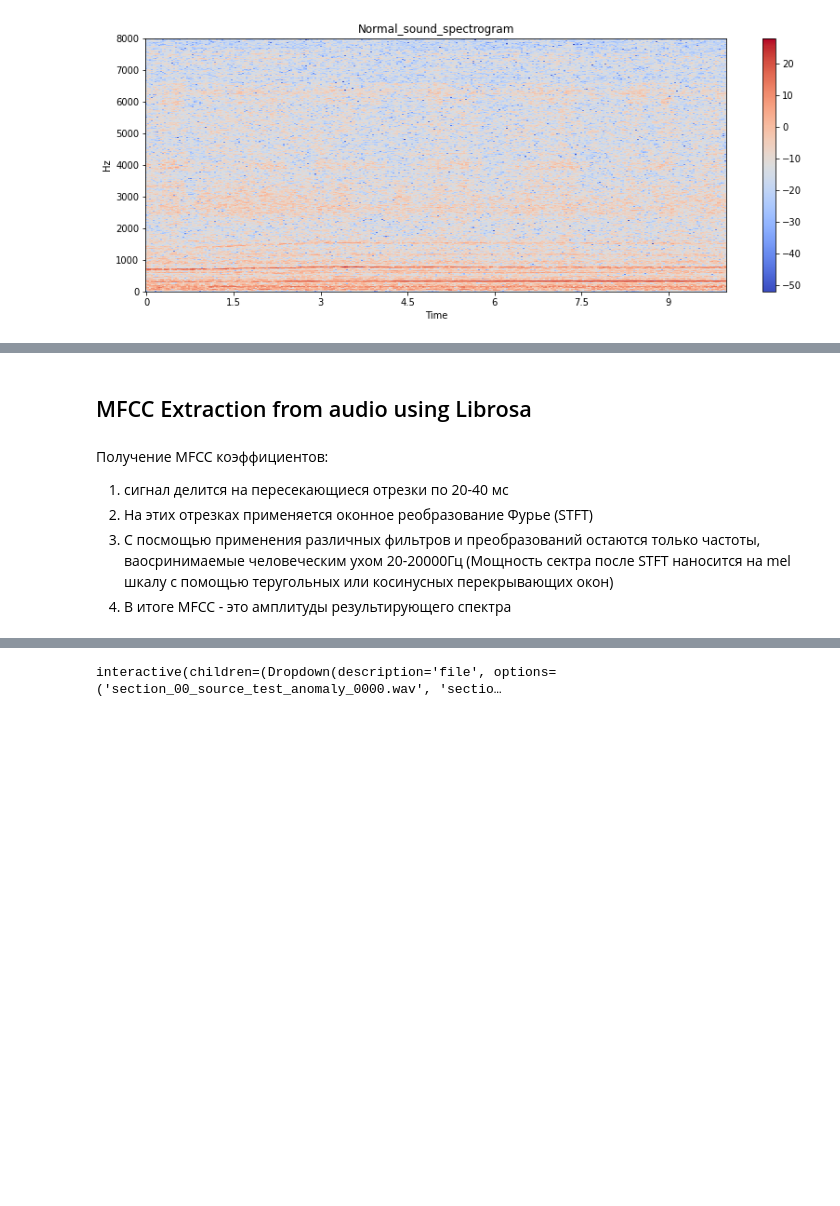
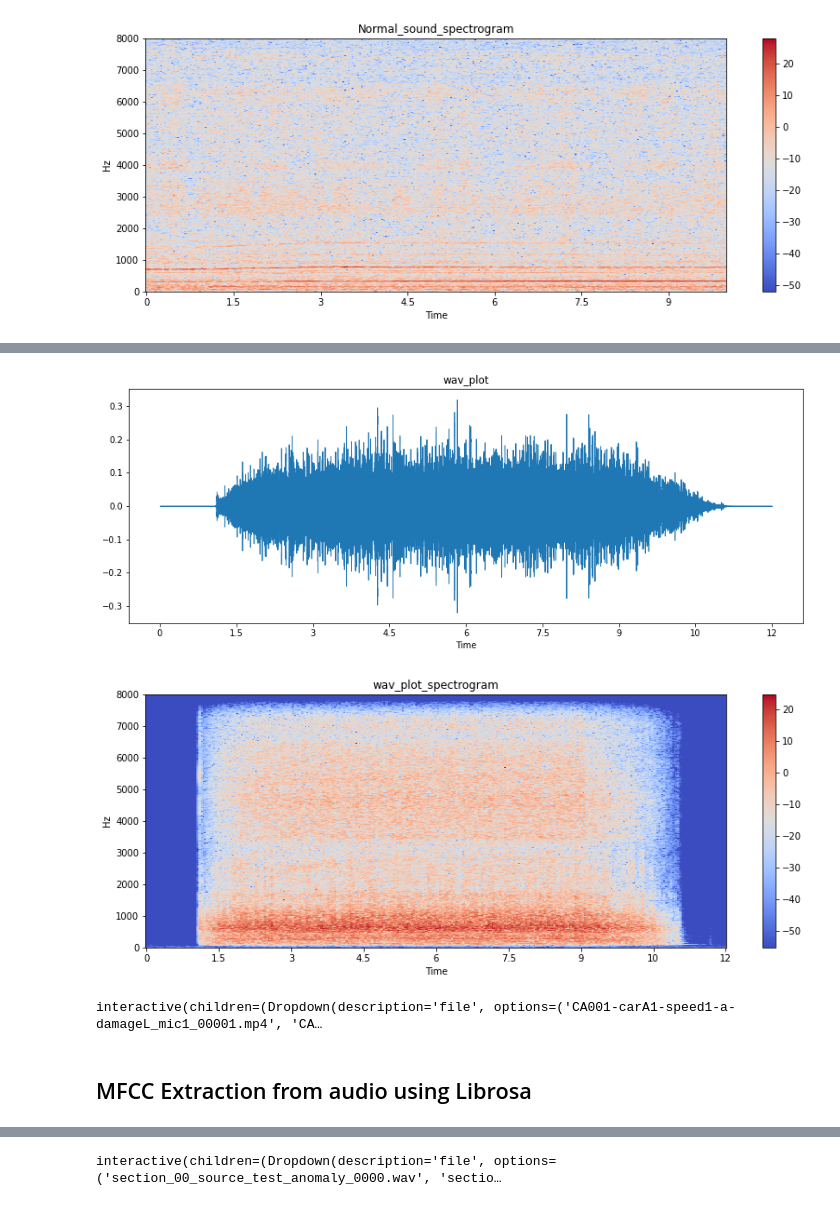
Before and after one commit to AlinaGolkina/sound-anomaly-detection, a Jupyter notebook: notebooks/MIMII_DUE_main_algorithms.ipynb, the cells around one changed output, grey strips where cells are left out. Drawn from its saved outputs; the diff is of its cells as text; code cells hidden in the pictures; blank space fills up the shorter version.

```diff
--- a/notebooks/MIMII_DUE_main_algorithms.ipynb
+++ b/notebooks/MIMII_DUE_main_algorithms.ipynb
@@ -92,8 +112,18 @@ wav_plot(normal_example, 'Normal_sound')
+# %%
+# Anomaly example
+anomaly_example_ToyAdm = r'datasets\ToyAdmos2\toyad2_car_A_anomaly/CA001-carA1-speed1-a-damageL_mic1_00001.mp4'
+wav_plot(anomaly_example_ToyAdm)
+# %% [output]
+[figure, added]
+[figure, added]
+# %%
+fdir = r'datasets\ToyAdmos2\toyad2_car_A_anomaly/'
+
+
+@interact
+def show_images(file=os.listdir(fdir)):
+    wav_plot(fdir+file)
+# %% [output]
+interactive(children=(Dropdown(description='file', options=('CA001-carA1-speed1-a-damageL_mic1_00001.mp4', 'CA…
 # %% [markdown]
 ## MFCC Extraction from audio using Librosa
-# %% [markdown]
-Получение MFCC коэффициентов:
-1. сигнал делится на пересекающиеся отрезки по 20-40 мс
-2. На этих отрезках применяется оконное реобразование Фурье (STFT)
-3. С посмощью применения различных фильтров и преобразований остаются только частоты, ваосринимаемые человеческим ухом 20-20000Гц (Мощность сектра после STFT наносится на mel шкалу с помощью теругольных или косинусных перекрывающих окон)
-4. В итоге MFCC - это амплитуды результирующего спектра
```
Also changed, not shown: parts of 49 cells of this notebook.
